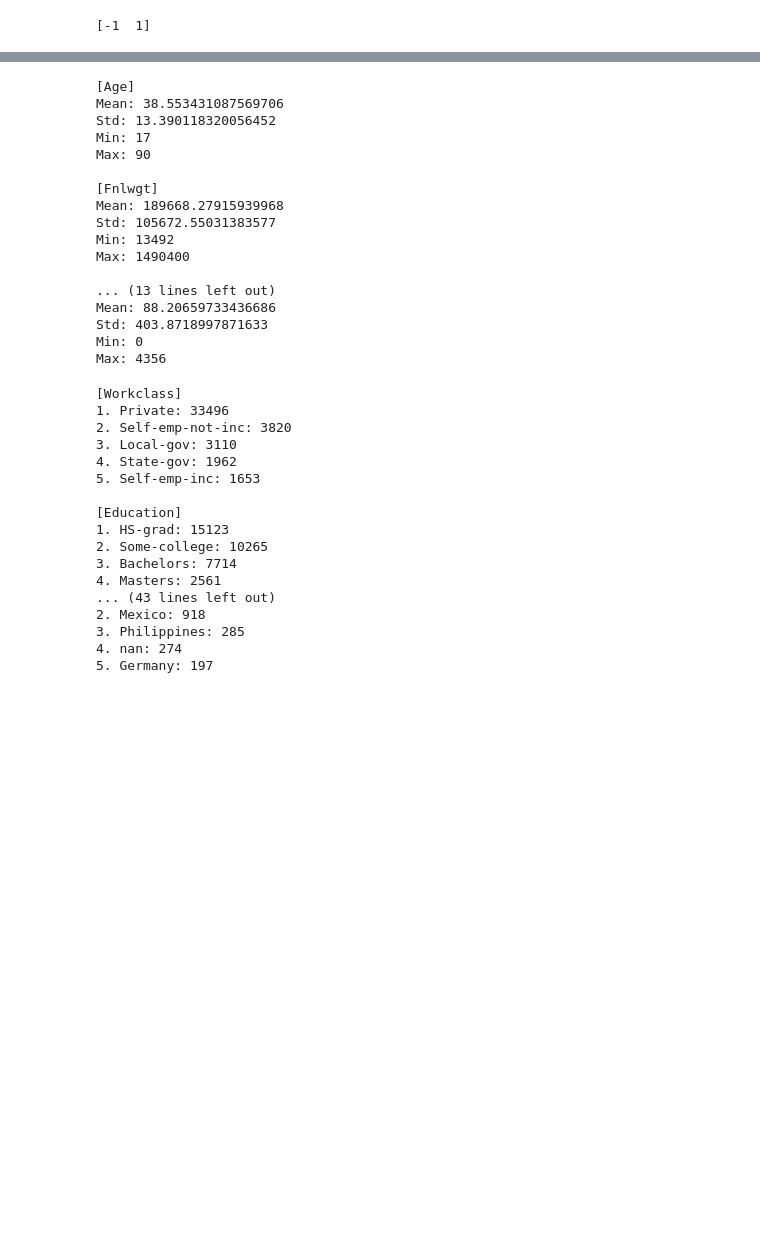
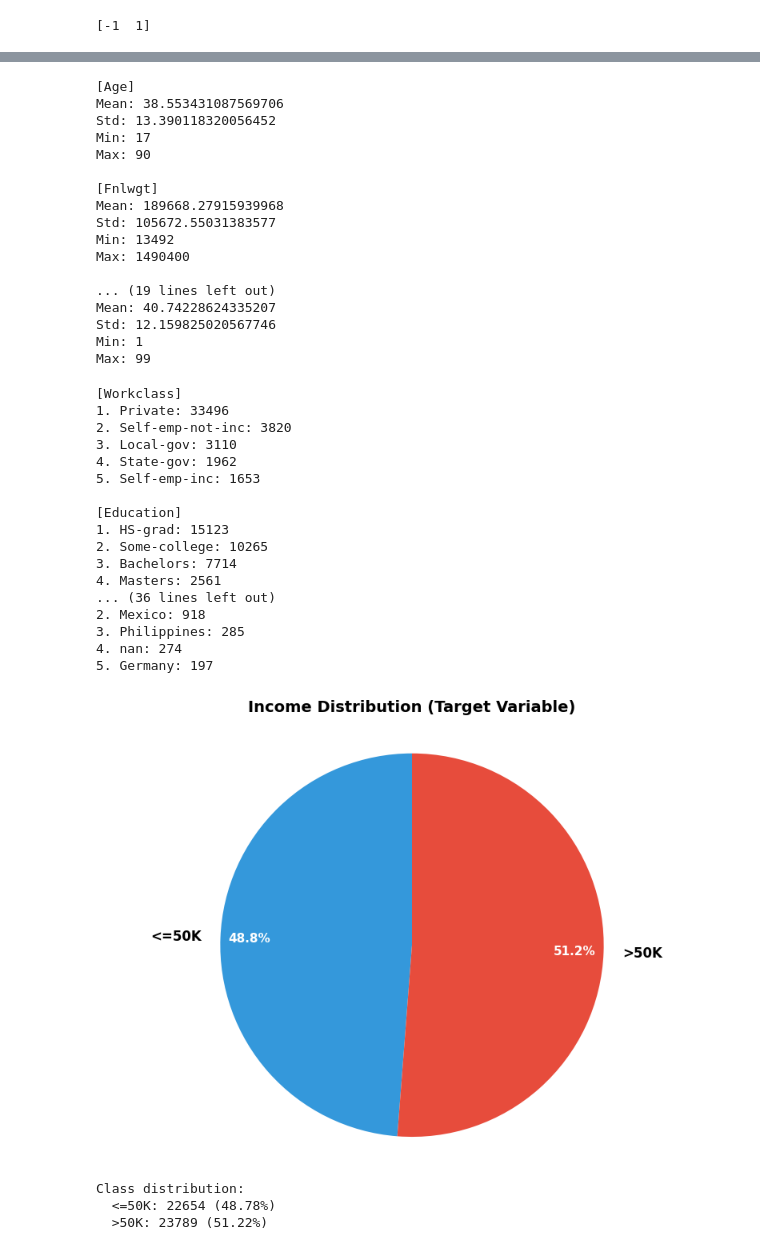
Before and after one commit to arrrnav/ML_Project_178, a Jupyter notebook: ml.ipynb, the cells around one changed output, grey strips where cells are left out. Saved outputs shown, nothing was run; the diff lists cells and outputs as text; code cells hidden in the pictures; blank space fills up the shorter version.

```diff
--- a/ml.ipynb
+++ b/ml.ipynb
@@ -64,6 +74,6 @@ features = ["Age",                  # int
 # %%
 # statistics for int features
-int_indices = [0, 2, 4, 10, 11]
+int_indices = [0, 2, 4, 10, 11, 12]
 for i in int_indices:
     print(f"[{features[i]}]")
     feat_data = X[:, i]
@@ -85,14 +95,14 @@ Std: 105672.55031383577
 Min: 13492
 Max: 1490400
 
-... (13 lines left out)
-Mean: 88.20659733436686
-Std: 403.8718997871633
-Min: 0
-Max: 4356
+... (19 lines left out)
+Mean: 40.74228624335207
+Std: 12.159825020567746
+Min: 1
+Max: 99
 # %%
 # top 5 counts for categorical features
-cat_indices = [1, 3, 5, 6, 7, 8, 9, 10, 13]
+cat_indices = [1, 3, 5, 6, 7, 8, 9, 13]
 for i in cat_indices:
     print(f"[{features[i]}]")
 
@@ -121,9 +131,66 @@ for i in cat_indices:
 2. Some-college: 10265
 3. Bachelors: 7714
 4. Masters: 2561
-... (43 lines left out)
+... (36 lines left out)
 2. Mexico: 918
 3. Philippines: 285
 4. nan: 274
 5. Germany: 197
+# %%
+
+# Create pie chart for target variable (Income)
+fig, ax = plt.subplots(figsize=(8, 6))
+
+# Get counts for each class
+unique, counts = np.unique(y, return_counts=True)
+
+# Map -1 and 1 to readable labels
+labels = ['<=50K' if val == -1 else '>50K' for val in unique]
+
+# Define colors
+colors = ['#3498db', '#e74c3c']
+
+# Create pie chart
+wedges, texts, autotexts = ax.pie(
+    counts,
+    labels=labels,
+    autopct='%1.1f%%',
+    startangle=90,
+    colors=colors,
+    pctdistance=0.85
+)
+
+# Make percentage text more readable
+for autotext in autotexts:
+    autotext.set_color('white')
+    autotext.set_fontsize(11)
+    autotext.set_weight('bold')
+
+# Make label text bold
+for text in texts:
+    text.set_fontsize(12)
+    text.set_weight('bold')
+
+# Add title
+ax.set_title(
+    'Income Distribution (Target Variable)',
+    fontsize=14,
+    fontweight='bold',
+    pad=20
+)
+
+ax.axis('equal')
+plt.tight_layout()
+plt.show()
+
+# Print exact counts
+print(f"Class distribution:")
+for label, count in zip(labels, counts):
+    pct = (count / len(y)) * 100
+    print(f"  {label}: {count} ({pct:.2f}%)")
+# %% [output]
+[figure, added]
+Class distribution:
+  <=50K: 22654 (48.78%)
+  >50K: 23789 (51.22%)
 # %%
```
Also changed, not shown: parts of 13 cells of this notebook.
